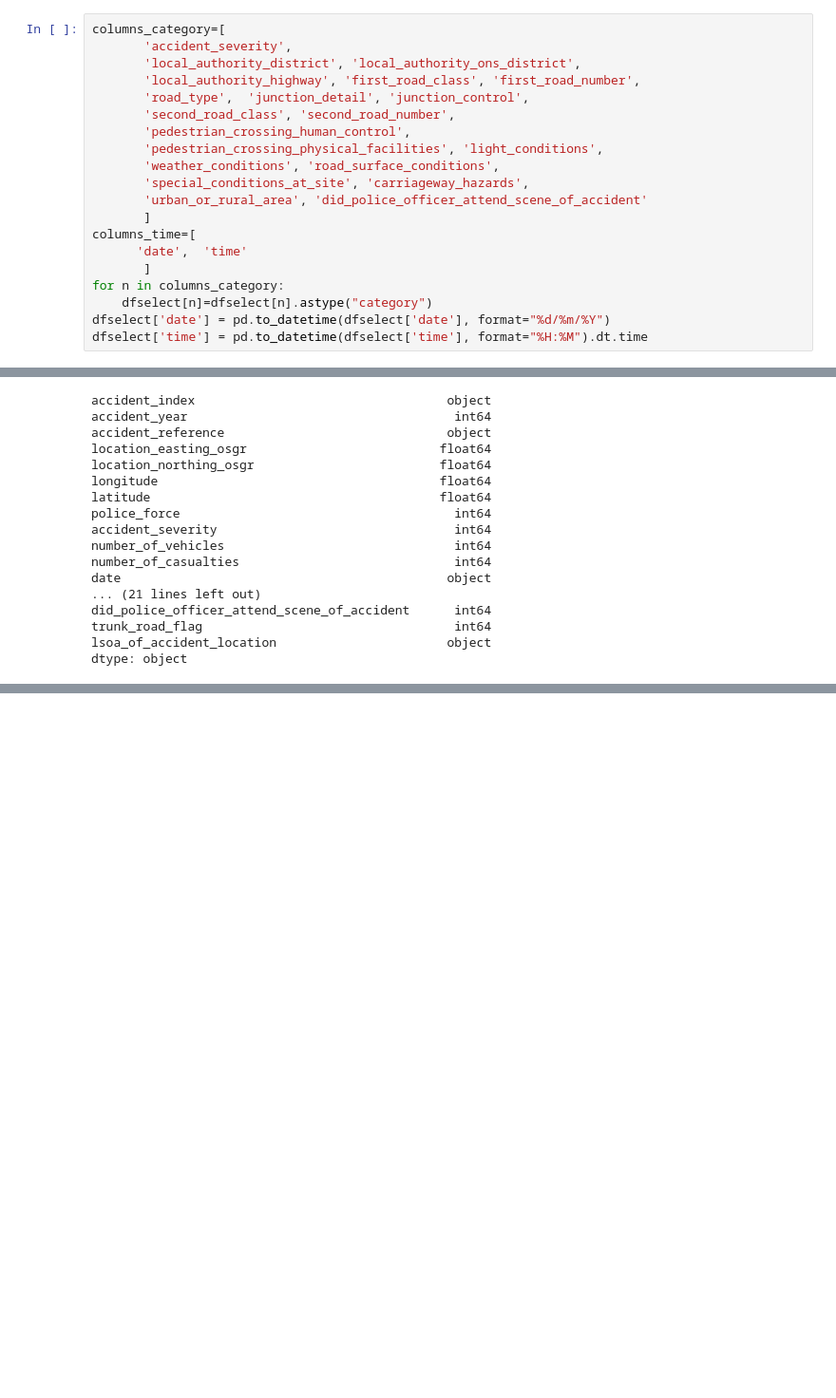
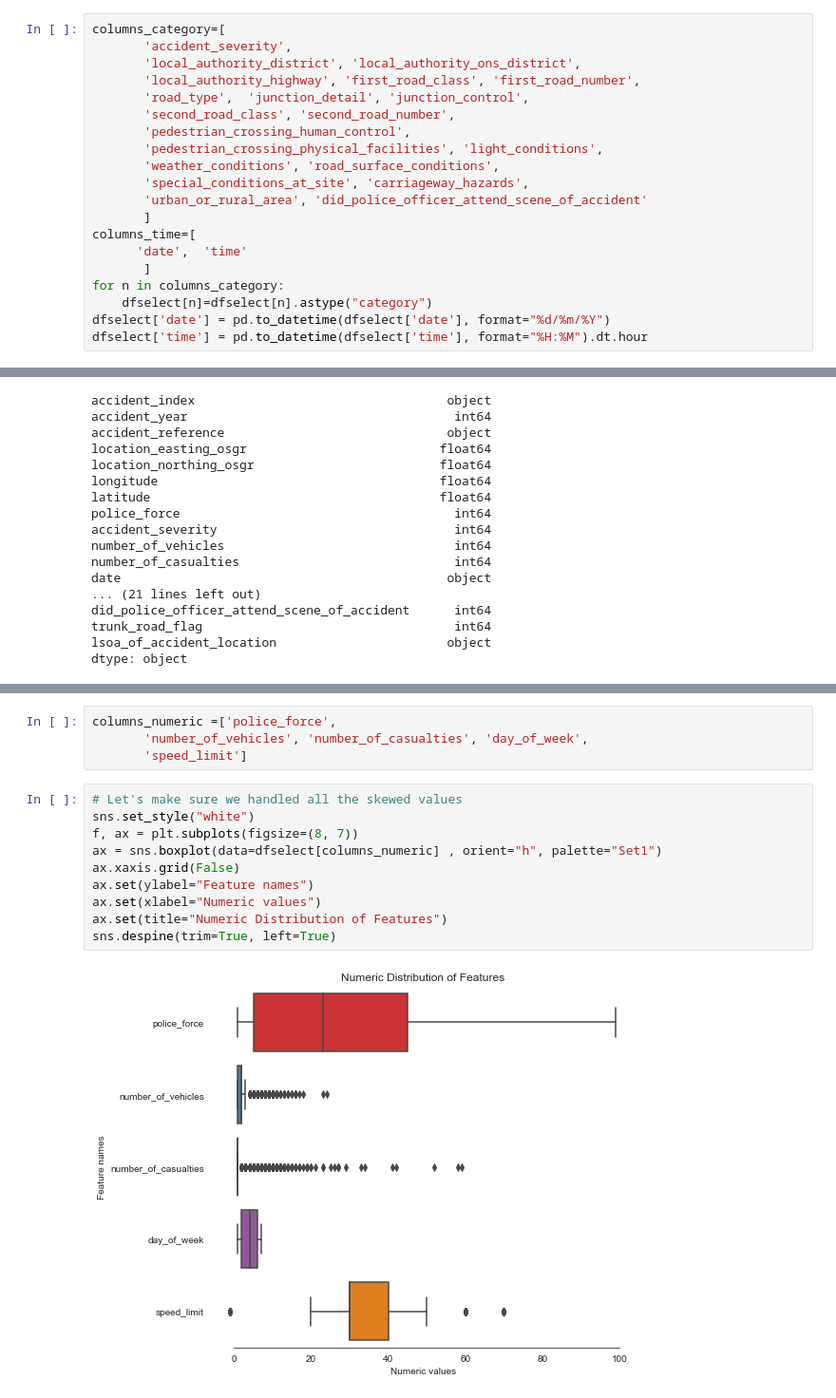
Before and after one commit to BishengChen/AZML, a Jupyter notebook: roadsafety_accident.ipynb, the cells around one changed output, grey strips where cells are left out. Shown at 95% size. Saved outputs shown, nothing was run; the diff lists cells and outputs as text; blank space fills up the shorter version.

```diff
--- a/roadsafety_accident.ipynb
+++ b/roadsafety_accident.ipynb
@@ -156,7 +158,7 @@ columns_time=[
 for n in columns_category:
     dfselect[n]=dfselect[n].astype("category")
 dfselect['date'] = pd.to_datetime(dfselect['date'], format="%d/%m/%Y")
-dfselect['time'] = pd.to_datetime(dfselect['time'], format="%H:%M").dt.time
+dfselect['time'] = pd.to_datetime(dfselect['time'], format="%H:%M").dt.hour
 # %% [output]
 A value is trying to be set on a copy of a slice from a DataFrame.
 Try using .loc[row_indexer,col_indexer] = value instead
@@ -282,0 +331,16 @@ Name: time, Length: 597973, dtype: object
+# %%
+columns_numeric =['police_force',
+       'number_of_vehicles', 'number_of_casualties', 'day_of_week',
+       'speed_limit']
+# %%
+# Let's make sure we handled all the skewed values
+sns.set_style("white")
+f, ax = plt.subplots(figsize=(8, 7))
+ax = sns.boxplot(data=dfselect[columns_numeric] , orient="h", palette="Set1")
+ax.xaxis.grid(False)
+ax.set(ylabel="Feature names")
+ax.set(xlabel="Numeric values")
+ax.set(title="Numeric Distribution of Features")
+sns.despine(trim=True, left=True)
+# %% [output]
+[figure, added]
```
Also changed, not shown: parts of 37 cells of this notebook.
